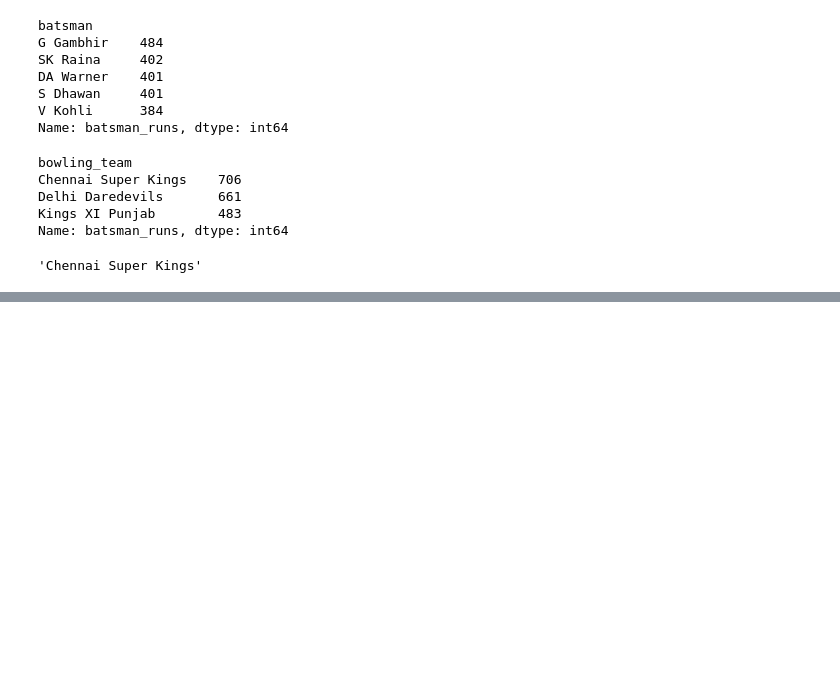
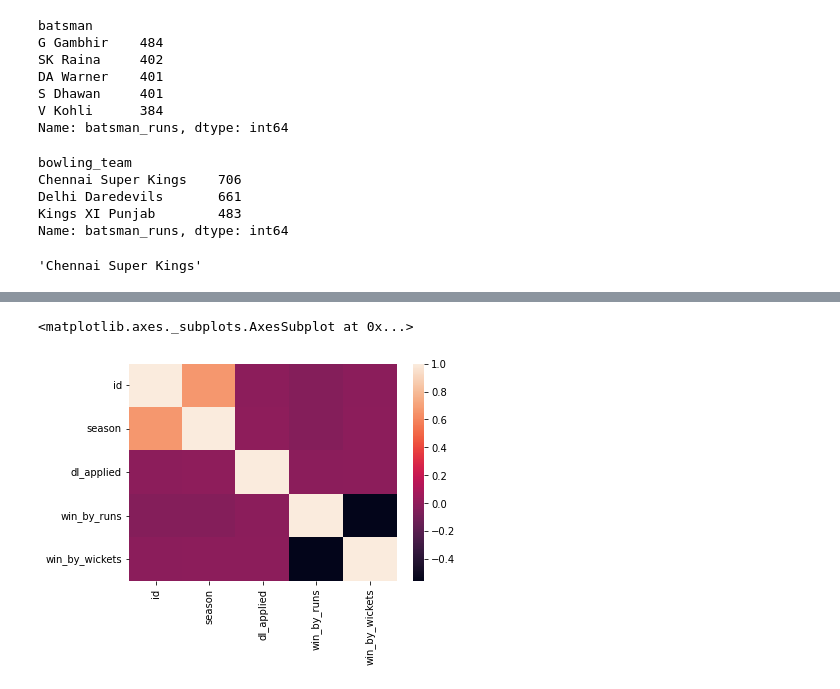
Before and after one commit to SUDHANSHU4497/practice, a Jupyter notebook: ipl_data_analysis.ipynb, the cells around one changed output, grey strips where cells are left out. Drawn from its saved outputs; the diff is of its cells as text; code cells hidden in the pictures; blank space fills up the shorter version.

```diff
--- a/ipl_data_analysis.ipynb
+++ b/ipl_data_analysis.ipynb
@@ -856,0 +943,3 @@ run_scored('V Kohli')
+# %%
+data1='/content/drive/MyDrive/dataset/matches.csv'
+match=pd.read_csv(data1)
@@ -856,0 +1096,5 @@ run_scored('V Kohli')
+# %%
+sns.heatmap(match.corr())
+# %% [output]
+<matplotlib.axes._subplots.AxesSubplot at 0x...>
+[figure, added]
```
Also changed, not shown: parts of 41 cells of this notebook.
